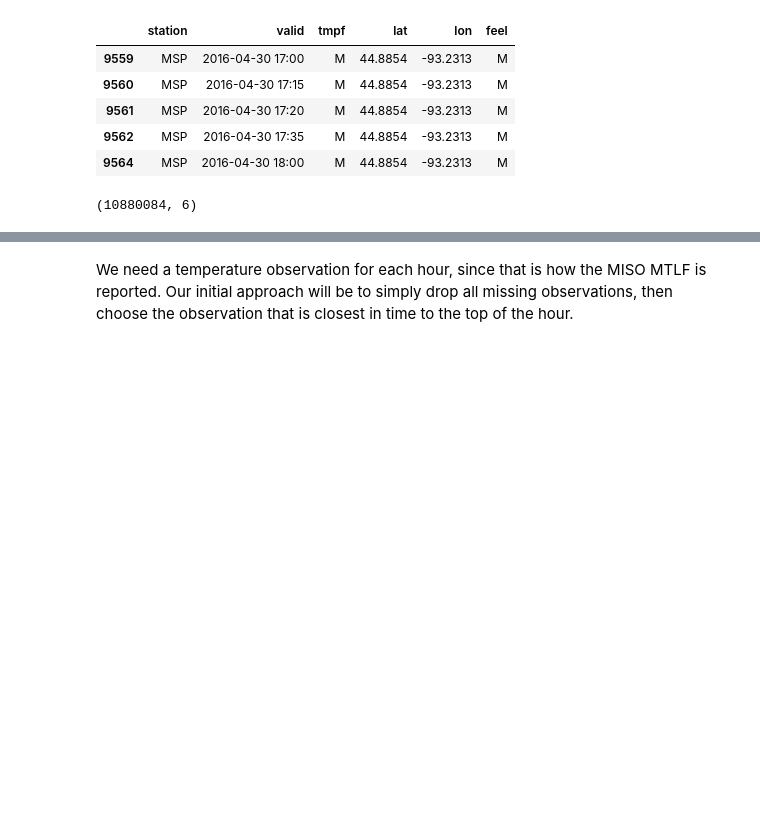
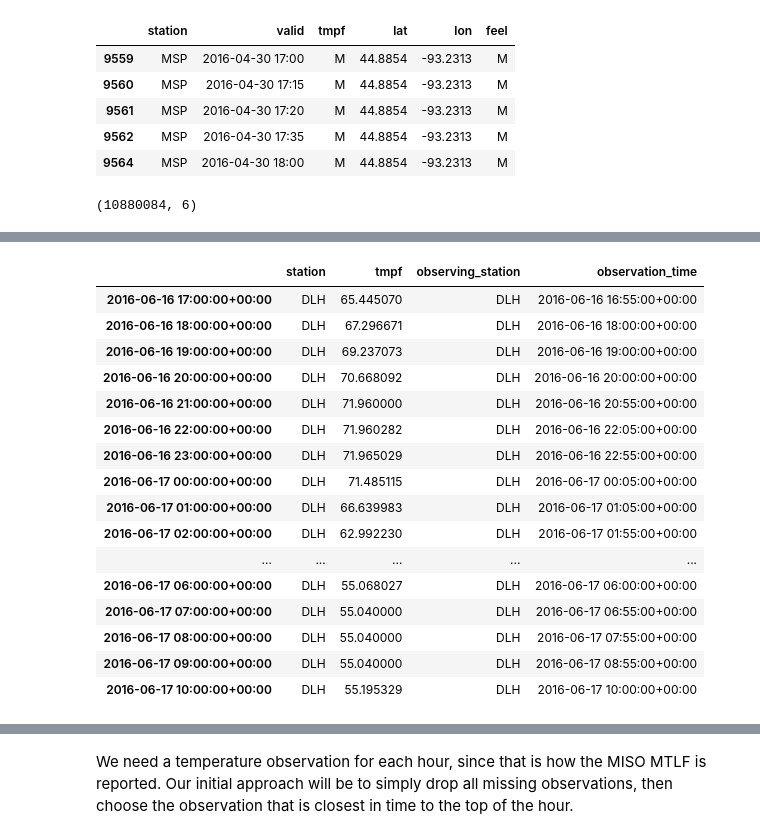
Before and after one commit to caindy/mml, a Jupyter notebook: 01_obtain_data.ipynb, the cells around one changed output, grey strips where cells are left out. Saved outputs shown, nothing was run; the diff lists cells and outputs as text; code cells hidden in the pictures; blank space fills up the shorter version.

```diff
--- a/01_obtain_data.ipynb
+++ b/01_obtain_data.ipynb
@@ -114,0 +197,23 @@ raw_df[raw_df['tmpf'] == 'M'].shape
+# %%
+from weather_data import ASOS
+asos = ASOS()
+dlh_df = asos.get_station_df('DLH', est(2016, 6, 16, 0), est(2016, 6, 18, 23))
+dlh_df[12:30]
+# %% [output]
+|  | station | tmpf | observing_station | observation_time |
+| 2016-06-16 17:00:00+00:00 | DLH | 65.445070 | DLH | 2016-06-16 16:55:00+00:00 |
+| 2016-06-16 18:00:00+00:00 | DLH | 67.296671 | DLH | 2016-06-16 18:00:00+00:00 |
+| 2016-06-16 19:00:00+00:00 | DLH | 69.237073 | DLH | 2016-06-16 19:00:00+00:00 |
+| 2016-06-16 20:00:00+00:00 | DLH | 70.668092 | DLH | 2016-06-16 20:00:00+00:00 |
+| 2016-06-16 21:00:00+00:00 | DLH | 71.960000 | DLH | 2016-06-16 20:55:00+00:00 |
+| 2016-06-16 22:00:00+00:00 | DLH | 71.960282 | DLH | 2016-06-16 22:05:00+00:00 |
+| 2016-06-16 23:00:00+00:00 | DLH | 71.965029 | DLH | 2016-06-16 22:55:00+00:00 |
+| 2016-06-17 00:00:00+00:00 | DLH | 71.485115 | DLH | 2016-06-17 00:05:00+00:00 |
+| 2016-06-17 01:00:00+00:00 | DLH | 66.639983 | DLH | 2016-06-17 01:05:00+00:00 |
+| 2016-06-17 02:00:00+00:00 | DLH | 62.992230 | DLH | 2016-06-17 01:55:00+00:00 |
+| ... | ... | ... | ... | ... |
+| 2016-06-17 06:00:00+00:00 | DLH | 55.068027 | DLH | 2016-06-17 06:00:00+00:00 |
+| 2016-06-17 07:00:00+00:00 | DLH | 55.040000 | DLH | 2016-06-17 06:55:00+00:00 |
+| 2016-06-17 08:00:00+00:00 | DLH | 55.040000 | DLH | 2016-06-17 07:55:00+00:00 |
+| 2016-06-17 09:00:00+00:00 | DLH | 55.040000 | DLH | 2016-06-17 08:55:00+00:00 |
+| 2016-06-17 10:00:00+00:00 | DLH | 55.195329 | DLH | 2016-06-17 10:00:00+00:00 |
```
Also changed, not shown: parts of 18 cells of this notebook, 1 other file.
